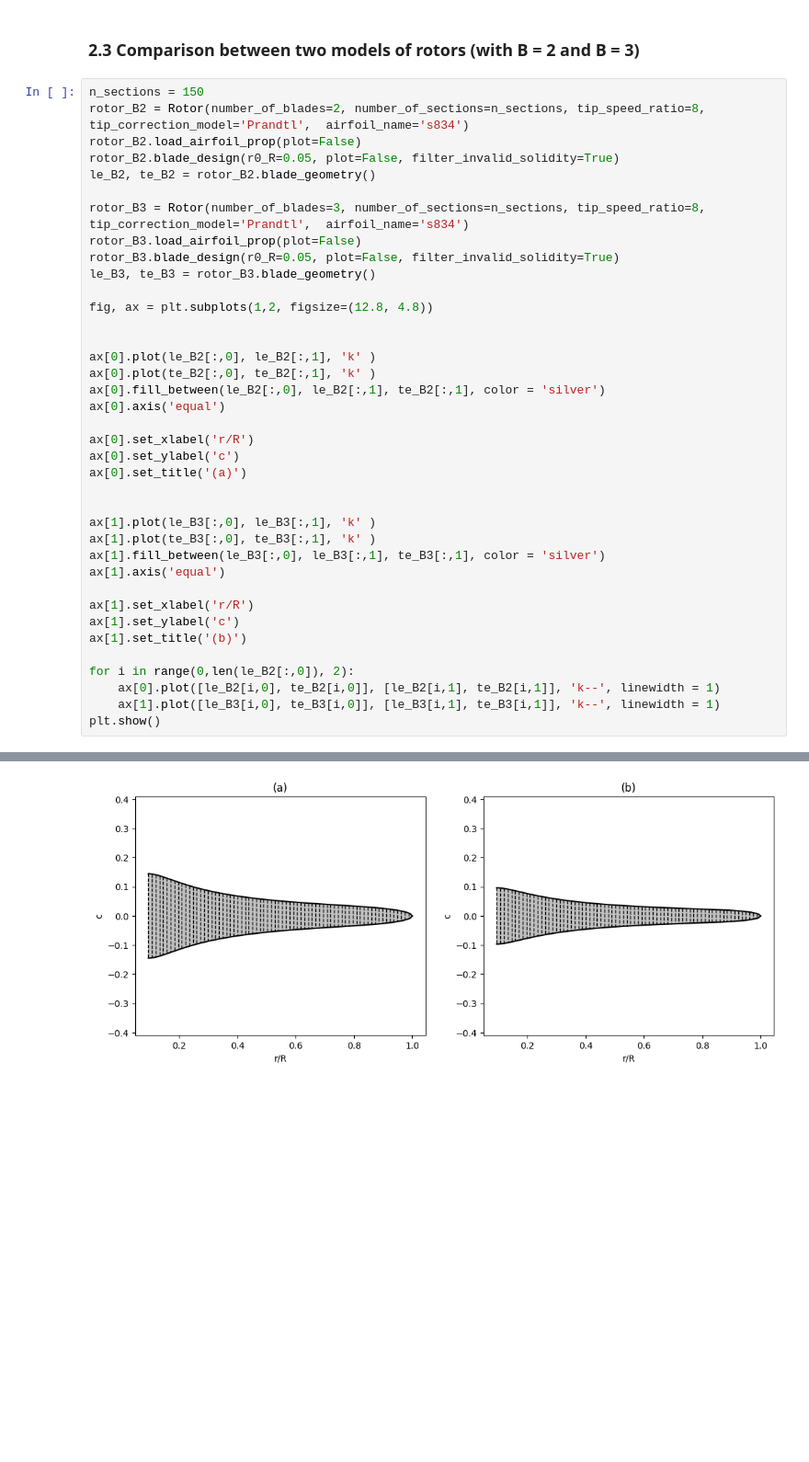
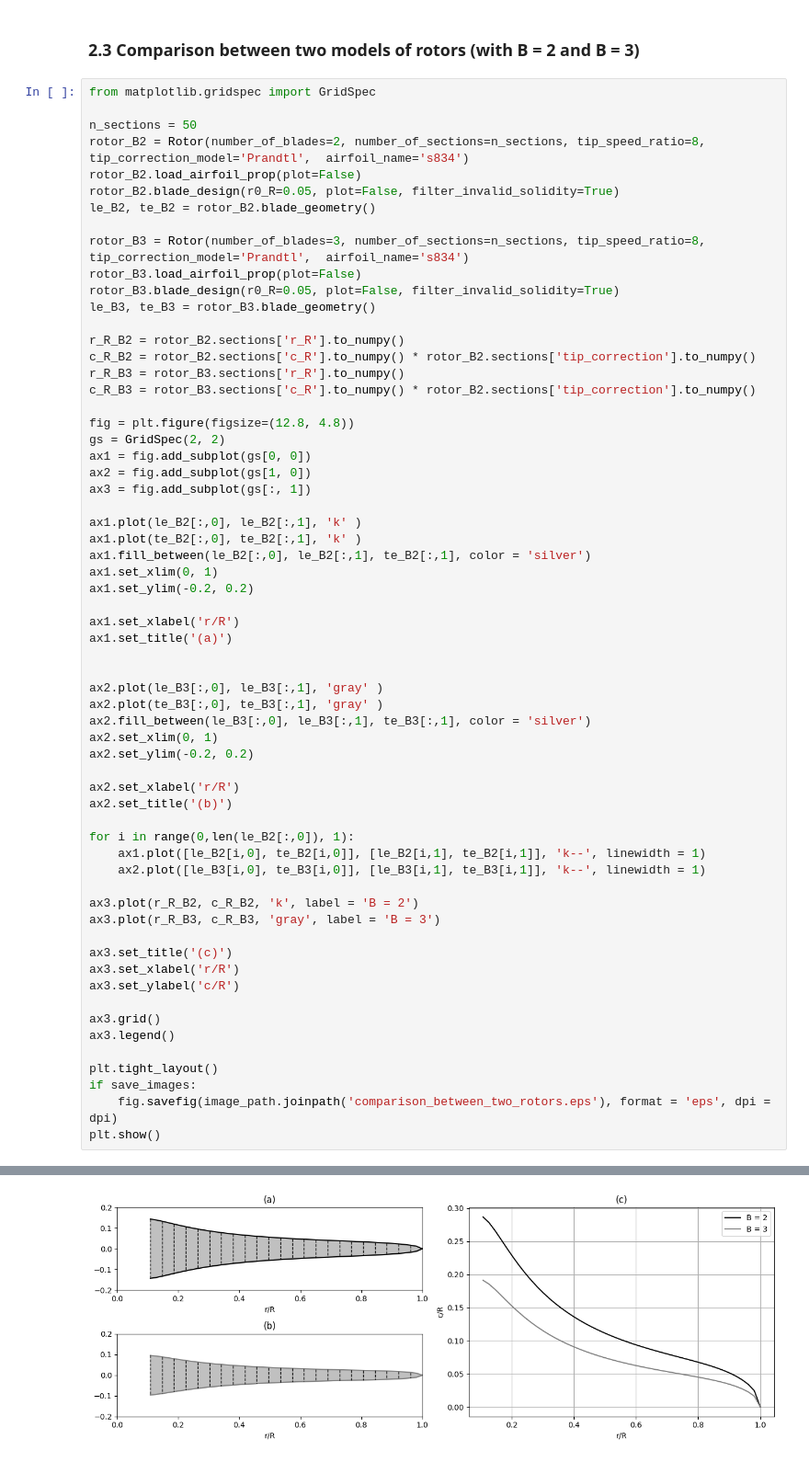
Before and after one commit to Widmark-Kaue/BEMT, a Jupyter notebook: case.ipynb, the cells around one changed output, grey strips where cells are left out. Shown: that part at 92% size. Saved outputs shown, nothing was run; the diff lists cells and outputs as text; blank space fills up the shorter version.

Commit message:
update plot comparison between two blades

```diff
--- a/case.ipynb
+++ b/case.ipynb
@@ -525,7 +525,9 @@ The PostScript backend does not support transparency; partially transparent arti
 # %% [markdown]
 ### 2.3 Comparison between two models of rotors (with B = 2 and B = 3)
 # %%
-n_sections = 150
+from matplotlib.gridspec import GridSpec
+
+n_sections = 50
 rotor_B2 = Rotor(number_of_blades=2, number_of_sections=n_sections, tip_speed_ratio=8, tip_correction_model='Prandtl',  airfoil_name='s834')
 rotor_B2.load_airfoil_prop(plot=False)
 rotor_B2.blade_design(r0_R=0.05, plot=False, filter_invalid_solidity=True)
@@ -536,31 +538,53 @@ rotor_B3.load_airfoil_prop(plot=False)
 rotor_B3.blade_design(r0_R=0.05, plot=False, filter_invalid_solidity=True)
 le_B3, te_B3 = rotor_B3.blade_geometry()
 
-fig, ax = plt.subplots(1,2, figsize=(12.8, 4.8))
+r_R_B2 = rotor_B2.sections['r_R'].to_numpy()
+c_R_B2 = rotor_B2.sections['c_R'].to_numpy() * rotor_B2.sections['tip_correction'].to_numpy()
+r_R_B3 = rotor_B3.sections['r_R'].to_numpy()
+c_R_B3 = rotor_B3.sections['c_R'].to_numpy() * rotor_B2.sections['tip_correction'].to_numpy()
+
+fig = plt.figure(figsize=(12.8, 4.8))
+gs = GridSpec(2, 2)
+ax1 = fig.add_subplot(gs[0, 0])
+ax2 = fig.add_subplot(gs[1, 0])
+ax3 = fig.add_subplot(gs[:, 1])
+
+ax1.plot(le_B2[:,0], le_B2[:,1], 'k' )
+ax1.plot(te_B2[:,0], te_B2[:,1], 'k' )
+ax1.fill_between(le_B2[:,0], le_B2[:,1], te_B2[:,1], color = 'silver')
+ax1.set_xlim(0, 1)
+ax1.set_ylim(-0.2, 0.2)
+
+ax1.set_xlabel('r/R')
+ax1.set_title('(a)')
 
 
-ax[0].plot(le_B2[:,0], le_B2[:,1], 'k' )
-ax[0].plot(te_B2[:,0], te_B2[:,1], 'k' )
-ax[0].fill_between(le_B2[:,0], le_B2[:,1], te_B2[:,1], color = 'silver')
-ax[0].axis('equal')
+ax2.plot(le_B3[:,0], le_B3[:,1], 'gray' )
+ax2.plot(te_B3[:,0], te_B3[:,1], 'gray' )
+ax2.fill_between(le_B3[:,0], le_B3[:,1], te_B3[:,1], color = 'silver')
+ax2.set_xlim(0, 1)
+ax2.set_ylim(-0.2, 0.2)
 
-ax[0].set_xlabel('r/R')
-ax[0].set_ylabel('c')
-ax[0].set_title('(a)')
+ax2.set_xlabel('r/R')
+ax2.set_title('(b)')
 
+for i in range(0,len(le_B2[:,0]), 1):
+    ax1.plot([le_B2[i,0], te_B2[i,0]], [le_B2[i,1], te_B2[i,1]], 'k--', linewidth = 1)
+    ax2.plot([le_B3[i,0], te_B3[i,0]], [le_B3[i,1], te_B3[i,1]], 'k--', linewidth = 1)
 
-ax[1].plot(le_B3[:,0], le_B3[:,1], 'k' )
-ax[1].plot(te_B3[:,0], te_B3[:,1], 'k' )
-ax[1].fill_between(le_B3[:,0], le_B3[:,1], te_B3[:,1], color = 'silver')
-ax[1].axis('equal')
+ax3.plot(r_R_B2, c_R_B2, 'k', label = 'B = 2')
+ax3.plot(r_R_B3, c_R_B3, 'gray', label = 'B = 3')
 
-ax[1].set_xlabel('r/R')
-ax[1].set_ylabel('c')
-ax[1].set_title('(b)')
+ax3.set_title('(c)')
+ax3.set_xlabel('r/R')
+ax3.set_ylabel('c/R')
 
-for i in range(0,len(le_B2[:,0]), 2):
-    ax[0].plot([le_B2[i,0], te_B2[i,0]], [le_B2[i,1], te_B2[i,1]], 'k--', linewidth = 1)
-    ax[1].plot([le_B3[i,0], te_B3[i,0]], [le_B3[i,1], te_B3[i,1]], 'k--', linewidth = 1)
+ax3.grid()
+ax3.legend()
+
+plt.tight_layout()
+if save_images:
+    fig.savefig(image_path.joinpath('comparison_between_two_rotors.eps'), format = 'eps', dpi = dpi)
 plt.show()
 # %% [output]
 Warning TSR = 8: solidity > 1 - This Points will be ignored
@@ -568 +593 @@ Warning TSR = 8: solidity > 1 - This Points will be ignored
-[figure, old version]
+[figure, new version]
```
Also changed, not shown: parts of 5 cells of this notebook.
